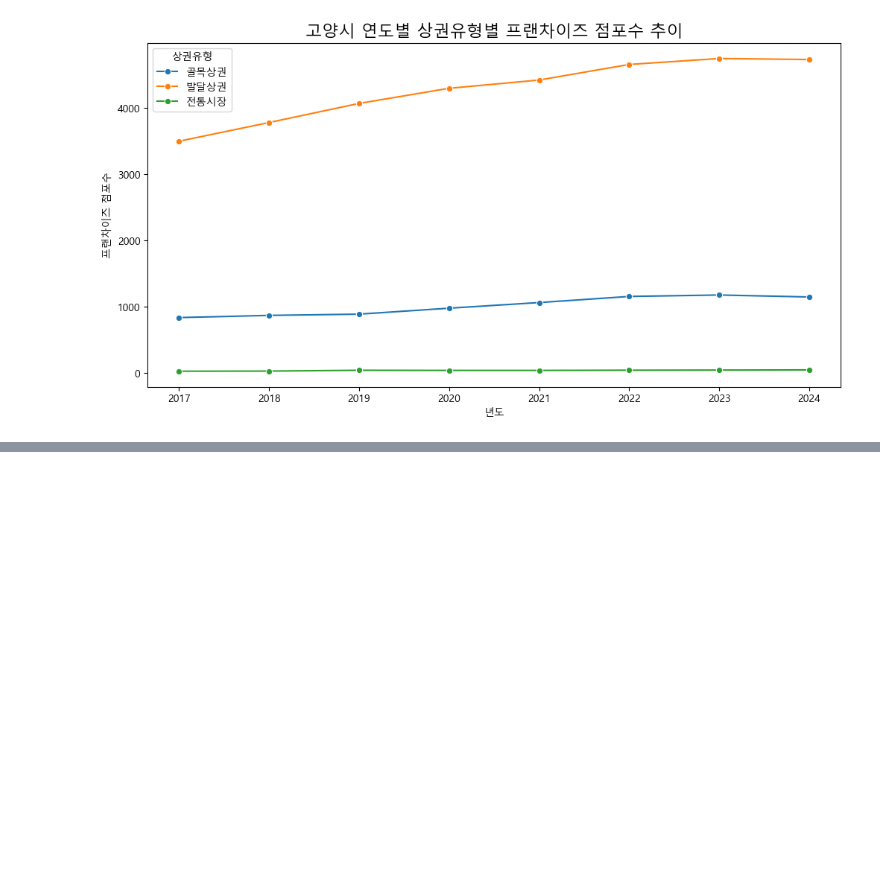
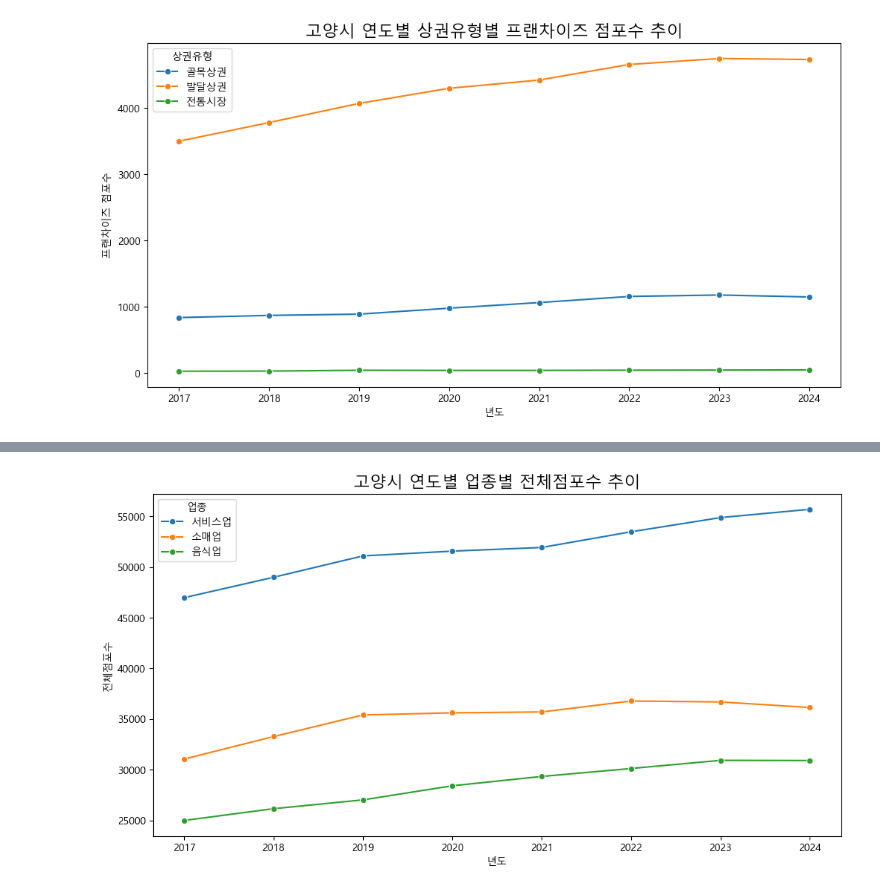
Before and after one commit to gisyun/Goyang_TradeAreaAnalysis, a Jupyter notebook: StoreAnalysis.ipynb, the cells around one changed output, grey strips where cells are left out. Drawn from its saved outputs; the diff is of its cells as text; code cells hidden in the pictures; blank space fills up the shorter version.

```diff
--- a/StoreAnalysis.ipynb
+++ b/StoreAnalysis.ipynb
@@ -282,0 +392,18 @@ plt.show()
+# %%
+# filter 전체점포수 columns only
+totalstore_columns = [col for col in combined_store.columns if "전체점포수" in col]
+filtered_totalstore_data = combined_store[["행정구역", "지역코드", "업종"] + totalstore_columns]
+
+# transverse the columns and rows for better readability
+filtered_totalstore_data = filtered_totalstore_data.melt(id_vars=["행정구역", "지역코드", "업종"], var_name="연도_분기", value_name="전체점포수")
+
+# make a year columns and quarter columns using the '연도_분기' column
+filtered_totalstore_data[['연도', '분기']] = filtered_totalstore_data['연도_분기'].str.extract(r'(\d{4})년(\d+분기)')
+del filtered_totalstore_data['연도_분기']
+# convert '전체점포수' to numeric type
+filtered_totalstore_data['전체점포수'] = pd.to_numeric(filtered_totalstore_data['전체점포수'], errors='coerce')
+# sum up the population by year, quarter, and market area type
+filtered_totalstore_data = filtered_totalstore_data.groupby(['연도', '업종']).agg({'전체점포수': 'sum'}).reset_index()
+# drop values for year 2025 since it only contains data for 2분기
+filtered_totalstore_data = filtered_totalstore_data[filtered_totalstore_data['연도'] != '2025']
+filtered_totalstore_data
@@ -282,0 +428,11 @@ plt.show()
+# %%
+# plot the store counts by year and market area type
+plt.figure(figsize=(12, 6))
+sns.lineplot(data=filtered_totalstore_data, x='연도', y='전체점포수', hue='업종', marker='o')
+plt.title('고양시 연도별 업종별 전체점포수 추이', fontsize=16)
+plt.xlabel('년도')
+plt.ylabel('전체점포수')
+plt.legend(title='업종')
+plt.show()
+# %% [output]
+[figure, added]
```
Also changed, not shown: parts of 8 cells of this notebook.
